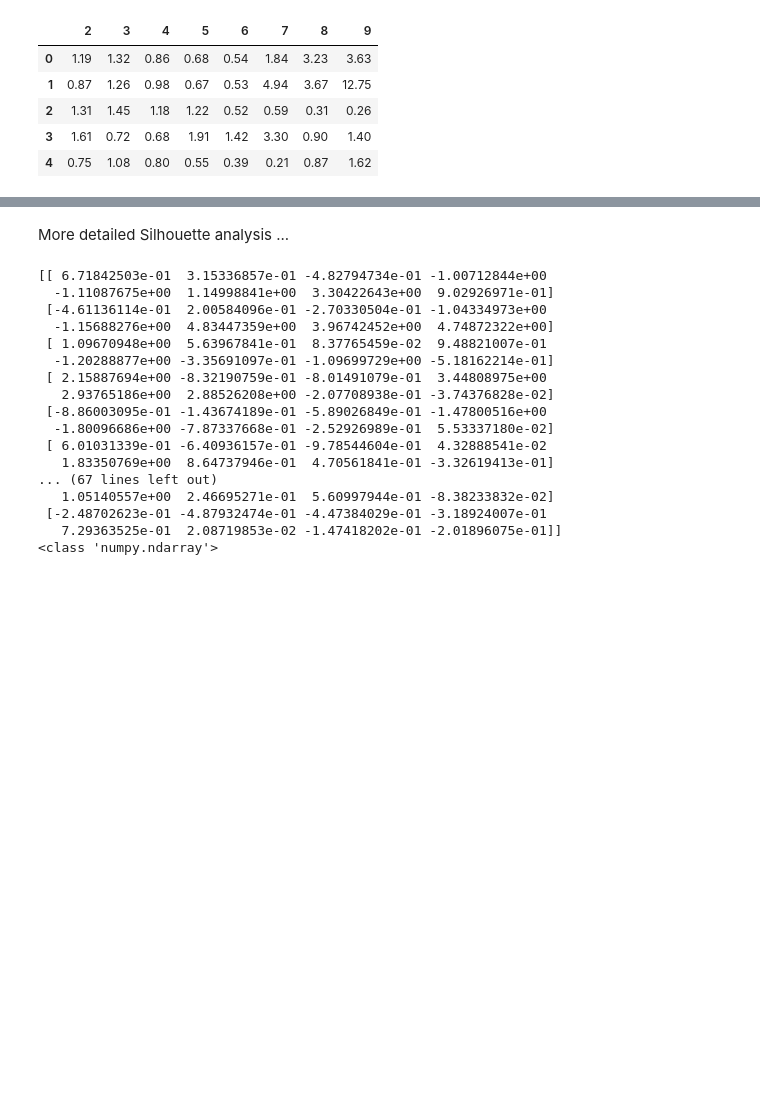
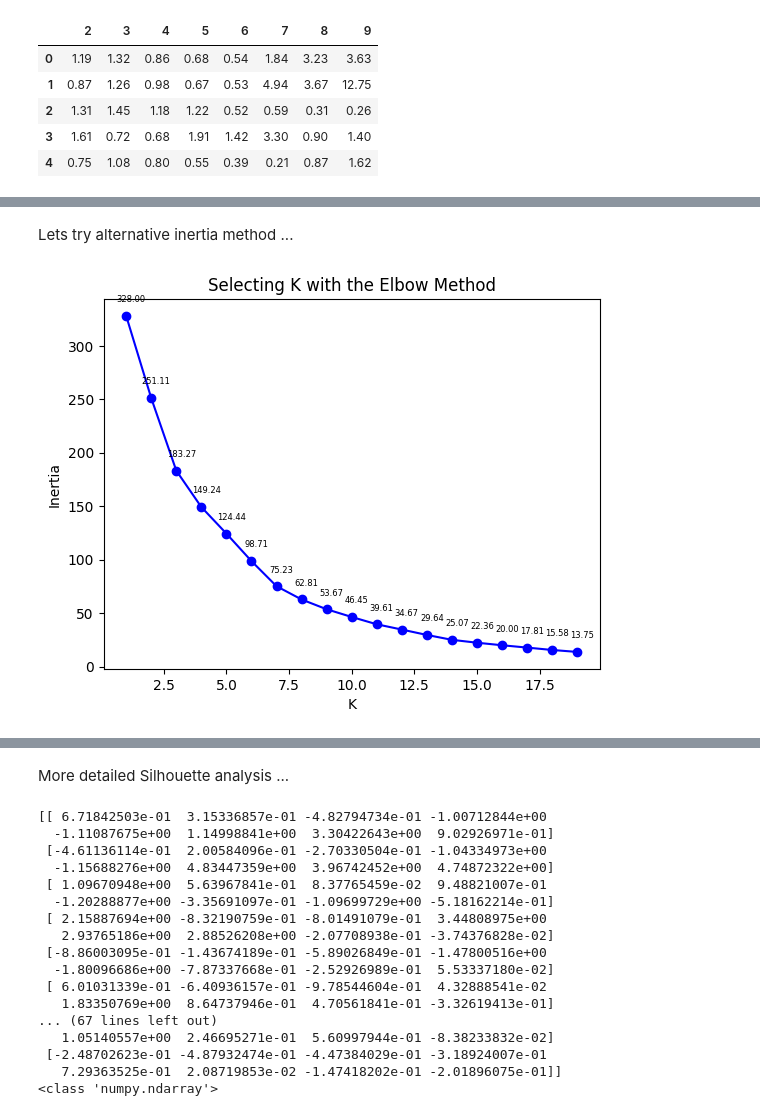
Before and after one commit to jp-cranfield/bioSOM, a Jupyter notebook: InitialDataAnalysis.ipynb, the cells around one changed output, grey strips where cells are left out. Cells and saved outputs as stored; diff of their text form; code cells hidden in the pictures; blank space fills up the shorter version.

```diff
--- a/InitialDataAnalysis.ipynb
+++ b/InitialDataAnalysis.ipynb
@@ -116,0 +105,21 @@ No real elbow in curve ...
+# %% [markdown]
+Lets try alternative inertia method ...
+# %%
+# Plot inertia graph
+plt.plot(clusters, inertias, "bo-")
+plt.xlabel("K")
+plt.ylabel("Inertia")
+plt.title("Selecting K with the Elbow Method")
+for x,y in zip(clusters, inertias):
+
+    label = "{:.2f}".format(y)
+
+    plt.annotate(label, # this is the text
+                 (x + 0.2,y), # these are the coordinates to position the label
+                 textcoords="offset points", # how to position the text
+                 xytext=(0,10), # distance from text to points (x,y)
+                 size=6,
+                 ha='center') # horizontal alignment can be left, right or center
+plt.show()
+# %% [output]
+[figure, added]
```
Also changed, not shown: parts of 60 cells of this notebook, 1 other file.
